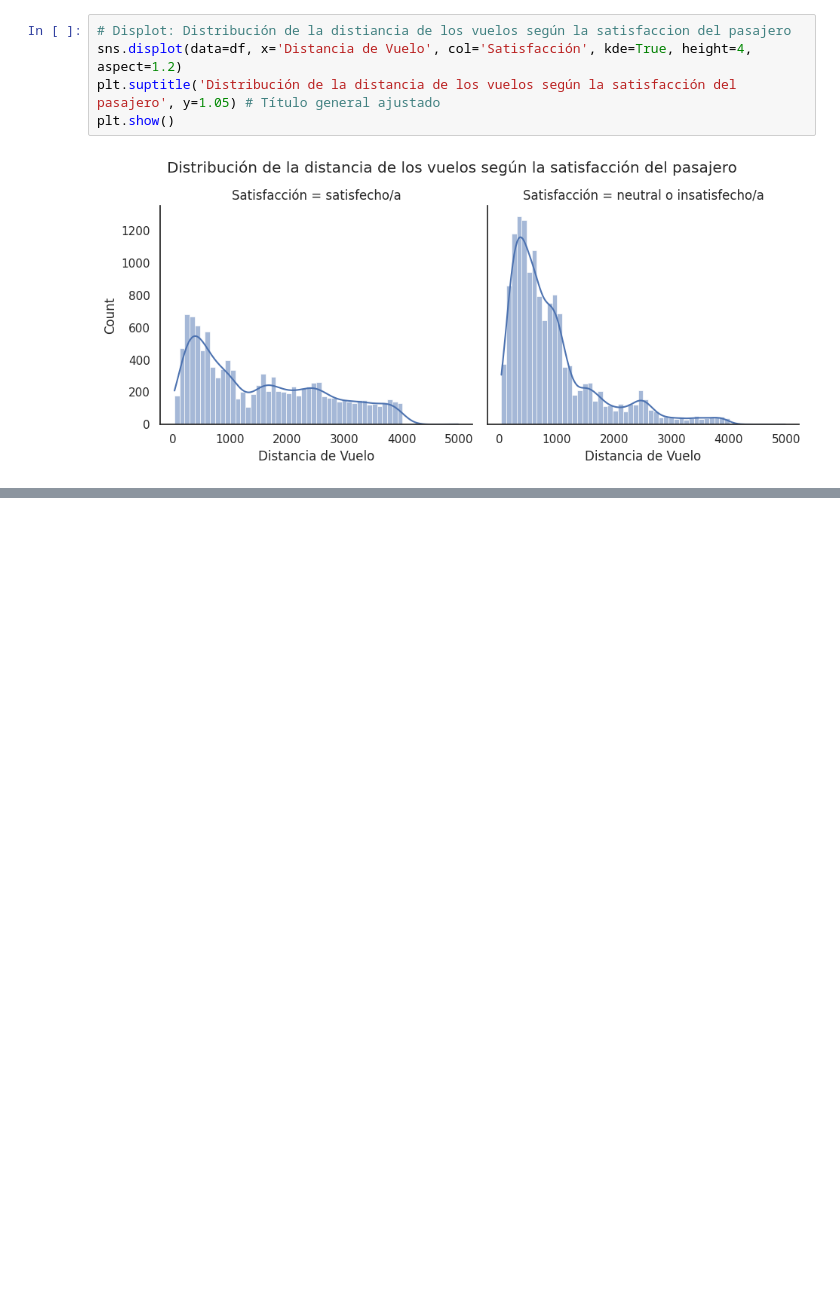
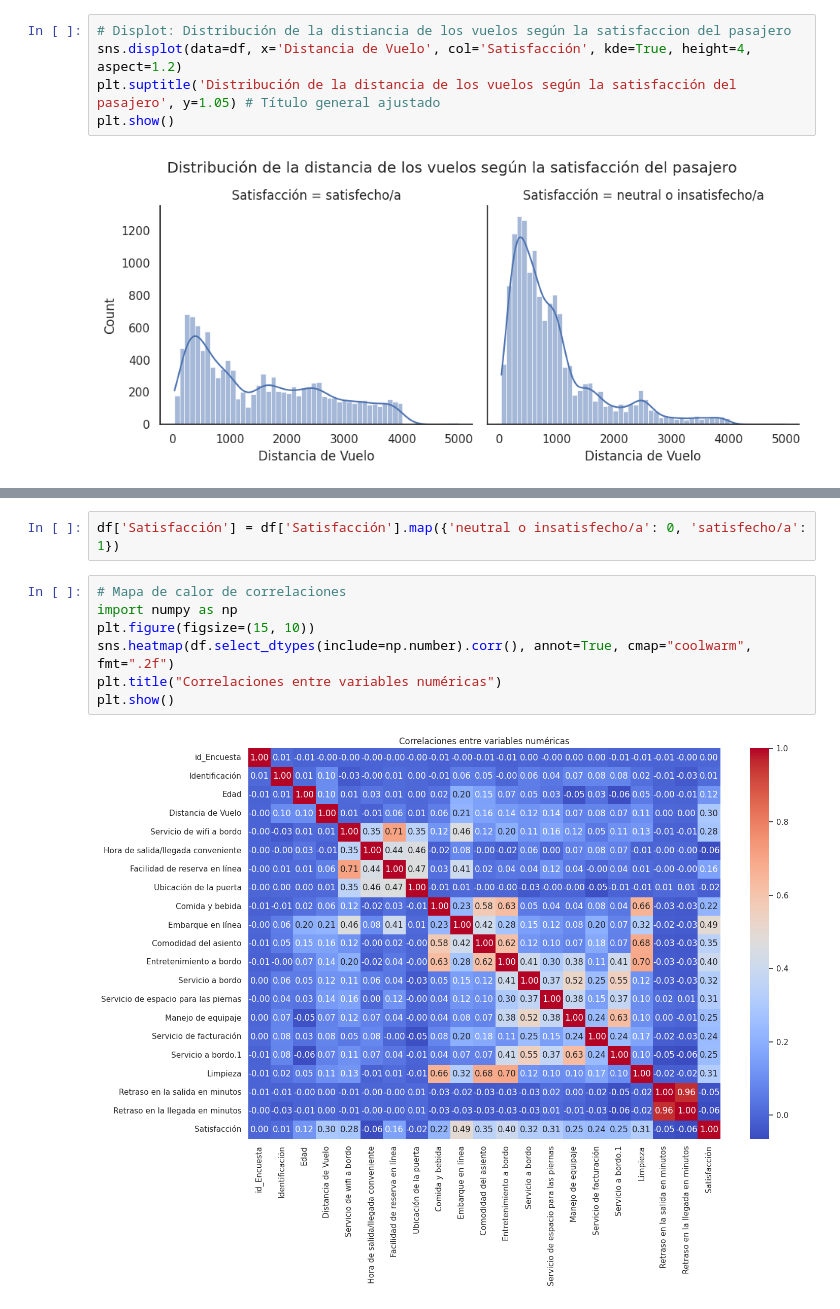
Before and after one commit to tomasrojas88/Data_Science_1, a Jupyter notebook: Satisfacción_Clientes_Aerolíneas.ipynb, the cells around one changed output, grey strips where cells are left out. Saved outputs shown, nothing was run; the diff lists cells and outputs as text; blank space fills up the shorter version.

```diff
--- a/Satisfacción_Clientes_Aerolíneas.ipynb
+++ b/Satisfacción_Clientes_Aerolíneas.ipynb
@@ -270,0 +349,11 @@ plt.show()
+# %%
+df['Satisfacción'] = df['Satisfacción'].map({'neutral o insatisfecho/a': 0, 'satisfecho/a': 1})
+# %%
+# Mapa de calor de correlaciones
+import numpy as np
+plt.figure(figsize=(15, 10))
+sns.heatmap(df.select_dtypes(include=np.number).corr(), annot=True, cmap="coolwarm", fmt=".2f")
+plt.title("Correlaciones entre variables numéricas")
+plt.show()
+# %% [output]
+[figure, added]
```
Also changed, not shown: parts of 7 cells of this notebook.
